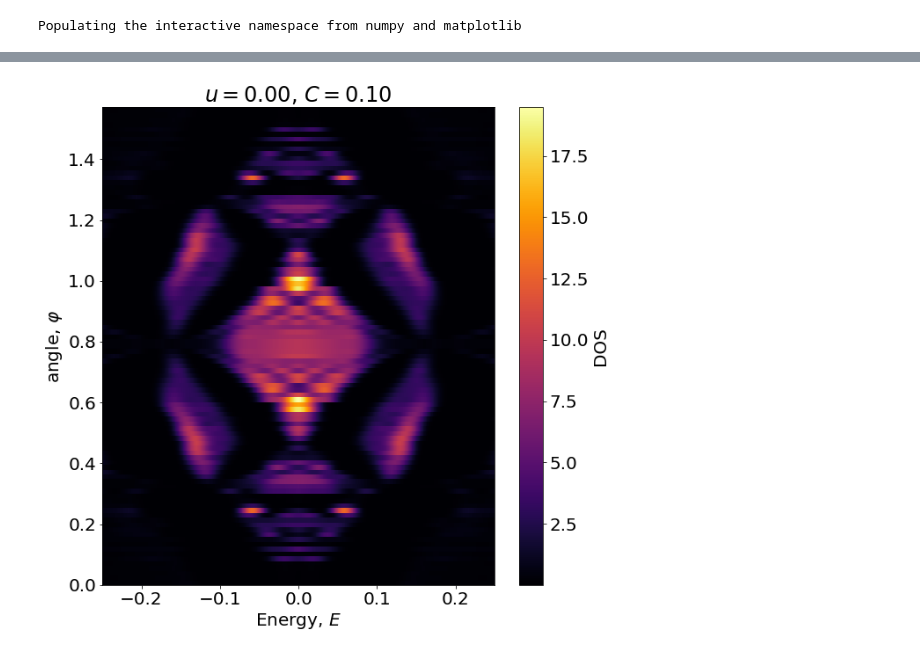
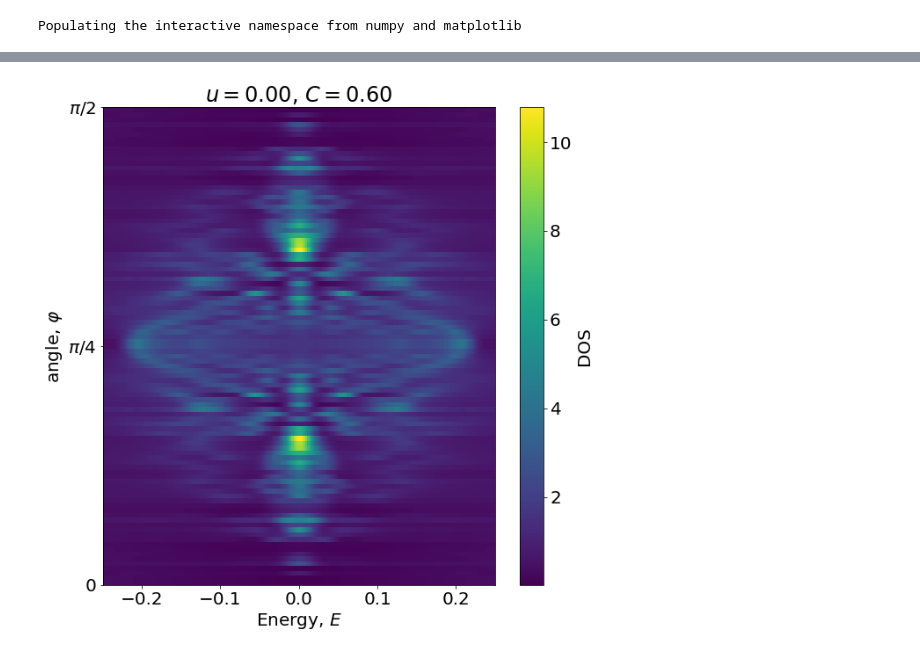
Before and after one commit to asbothjanos/Weyl_Z2_2D, a Jupyter notebook: python/Coupled_BHZedge_angle_pybinding_kpm.ipynb, the cells around one changed output, grey strips where cells are left out. Saved outputs shown, nothing was run; the diff lists cells and outputs as text; code cells hidden in the pictures.

```diff
--- a/python/Coupled_BHZedge_angle_pybinding_kpm.ipynb
+++ b/python/Coupled_BHZedge_angle_pybinding_kpm.ipynb
@@ -53,13 +53,15 @@ def surf_dos(u=-1.5, C=0.2, phi=0, L=100, W=40, num_pts=10,
     # define shape
     shape=pb.Polygon(
     (R@array([[L/2,L/2,-L/2,-L/2,L/2],
-             [0  ,-W ,  -W,   0,  0]])).T
+             [0.5  ,-W ,  -W,   0.5,  0.5]])).T
     )
 
     # build pybinding model
     model = pb.Model(latt,shape)
     # positions to calculate ldos
-    pts=R@array([linspace(-L/6,L/6,num_pts),zeros(num_pts)])
+    pts = R@array([linspace(-L/6,L/6,num_pts),-1.5*ones(num_pts)])
+    # pts = ceil(R@array([linspace(-L/6,L/6,num_pts),0.5*ones(num_pts)]))
+    # pts = unique(pts,axis=1)
     # prepare kpm object
     kpm=pb.kpm(model,silent=True)
 
@@ -74,7 +76,12 @@ def surf_dos(u=-1.5, C=0.2, phi=0, L=100, W=40, num_pts=10,
                            points=pts,
                            ldos_data=[kpm.calc_ldos(energy=eran,broadening=0.01,position=p) for p in pran ])
 # %%
-results=surf_dos(u=0,C=0.1,num_pts=1,broadening=0.05,phi=1,eran=linspace(-.25,.25,1000),show_tqdm=False)
+figure(figsize=(10,10))
+results=surf_dos(u=0,C=0.1,num_pts=10,
+                 L=20,W=20,
+                 broadening=0.1,phi=pi/3,
+                 eran=linspace(-.25,.25,1000),
+                 show_tqdm=False)
 results.model.plot()
 plot(*results.points,'ro')
 # %% [output]
@@ -88,11 +99,11 @@ plot(results.args['eran'],array([l.data for l in results.ldos_data]).mean(axis=0
 # %%
-eran=linspace(-0.25,0.25,1000)
+eran=linspace(-0.25,0.25,200)
 phiran=linspace(0,pi/2,100)
 dat=[]
 for phi in tqdm.tqdm_notebook(phiran):
-    results=surf_dos(u=0,C=0.1,
+    results=surf_dos(u=0,C=0.6,
                      num_pts=10,
-                     L=100, W=10,
+                     L=100, W=100,
                      broadening=0.1,
                      phi=phi,eran=eran,
                      show_tqdm=False)
@@ -102,12 +113,14 @@ dat=array(dat)
 [interactive output not drawn]
 # %%
 figure(figsize=(10,10))
-plt.rcParams['font.size']=20
-pcolormesh(eran,phiran,dat,cmap='inferno')
-cax=colorbar()
+plt.rcParams['font.size'] = 20
+pcolormesh(eran,phiran,dat)
+cax = colorbar()
+#clim(0,1)
 cax.set_label('DOS')
 xlabel(r'Energy, $E$')
 ylabel(r'angle, $\varphi$')
+yticks(linspace(0,pi/2,3),[r'$0$',r'$\pi/4$',r'$\pi/2$'])
 title(f"$u=${results.args['u']:.2f}, $C=${results.args['C']:.2f}");
 # %% [output]
-[figure, old version]
+[figure, new version]
```
Also changed, not shown: parts of 9 cells of this notebook, 1 other file.
